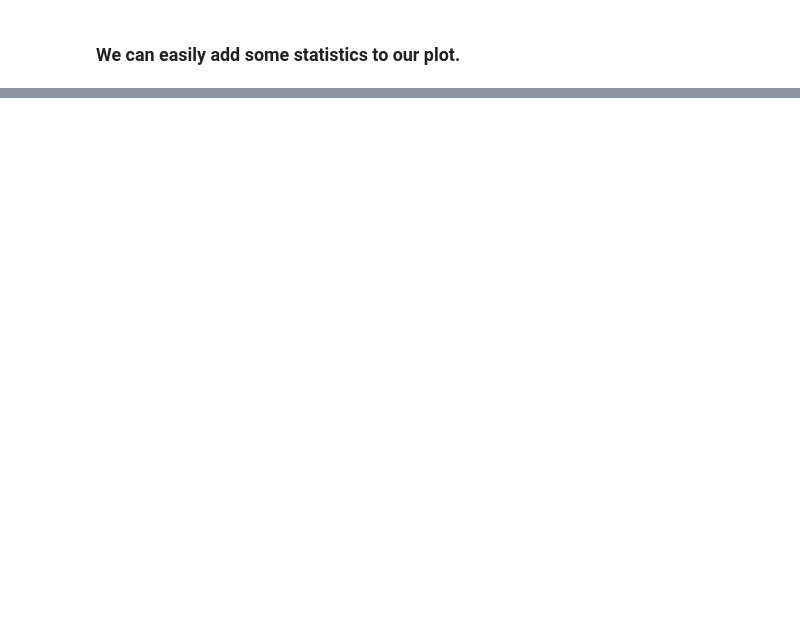
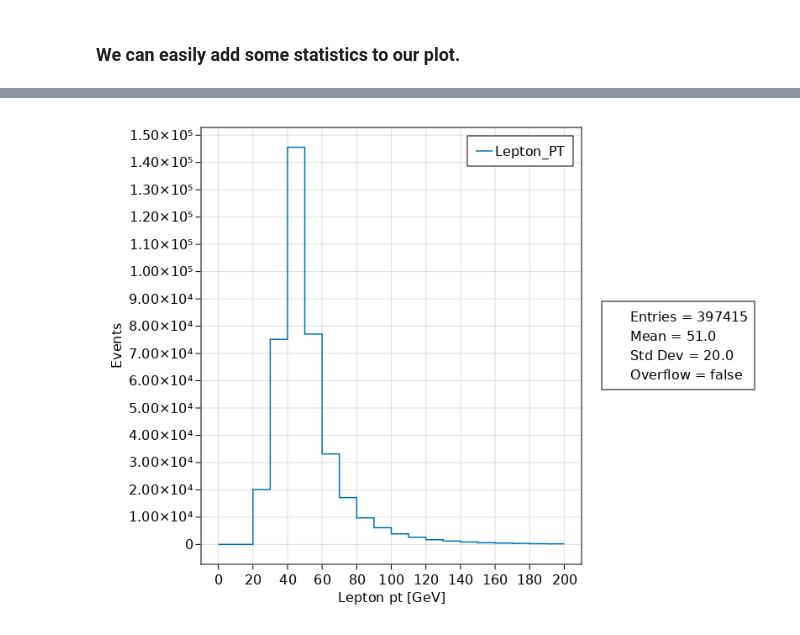
Before and after one commit to Momox357/Atas-OpenData-Notebooks-Julia, a Jupyter notebook: 8-TeV examples/Julia-ATLAS_OpenData_8-TeV_cpp_simple_cut_and_count_analysis_example.ipynb, the cells around one changed output, grey strips where cells are left out. Drawn from its saved outputs; the diff is of its cells as text; code cells hidden in the pictures; blank space fills up the shorter version.

```diff
--- a/8-TeV examples/Julia-ATLAS_OpenData_8-TeV_cpp_simple_cut_and_count_analysis_example.ipynb
+++ b/8-TeV examples/Julia-ATLAS_OpenData_8-TeV_cpp_simple_cut_and_count_analysis_example.ipynb
@@ -106,0 +102,4 @@ plot!([], lc=:transparent, label="Std Dev: $standard_dev")
+# %%
+FHist.statbox!(p1, hist)
+# %% [output]
+[figure, added]
```
Also changed, not shown: parts of 4 cells of this notebook, 1 other file.
